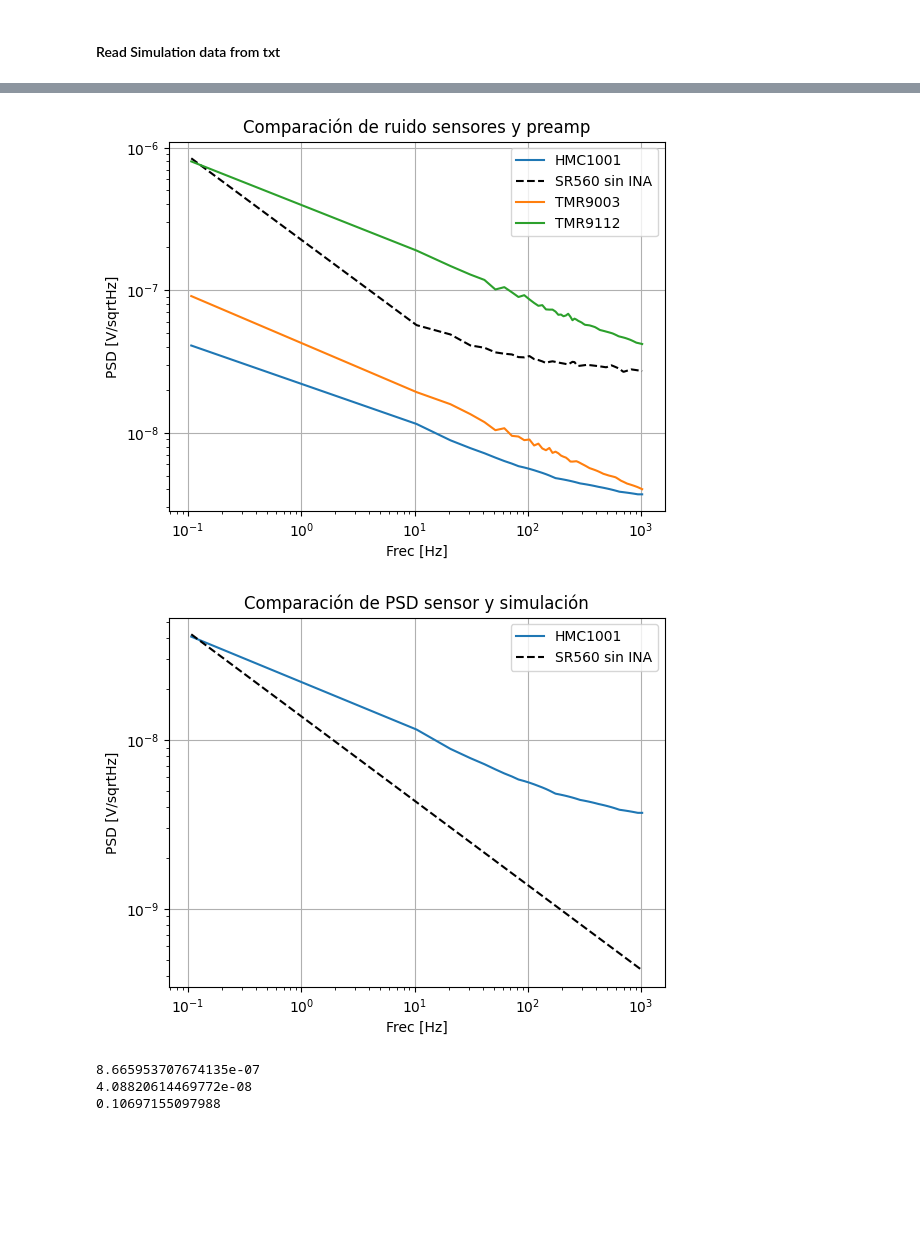
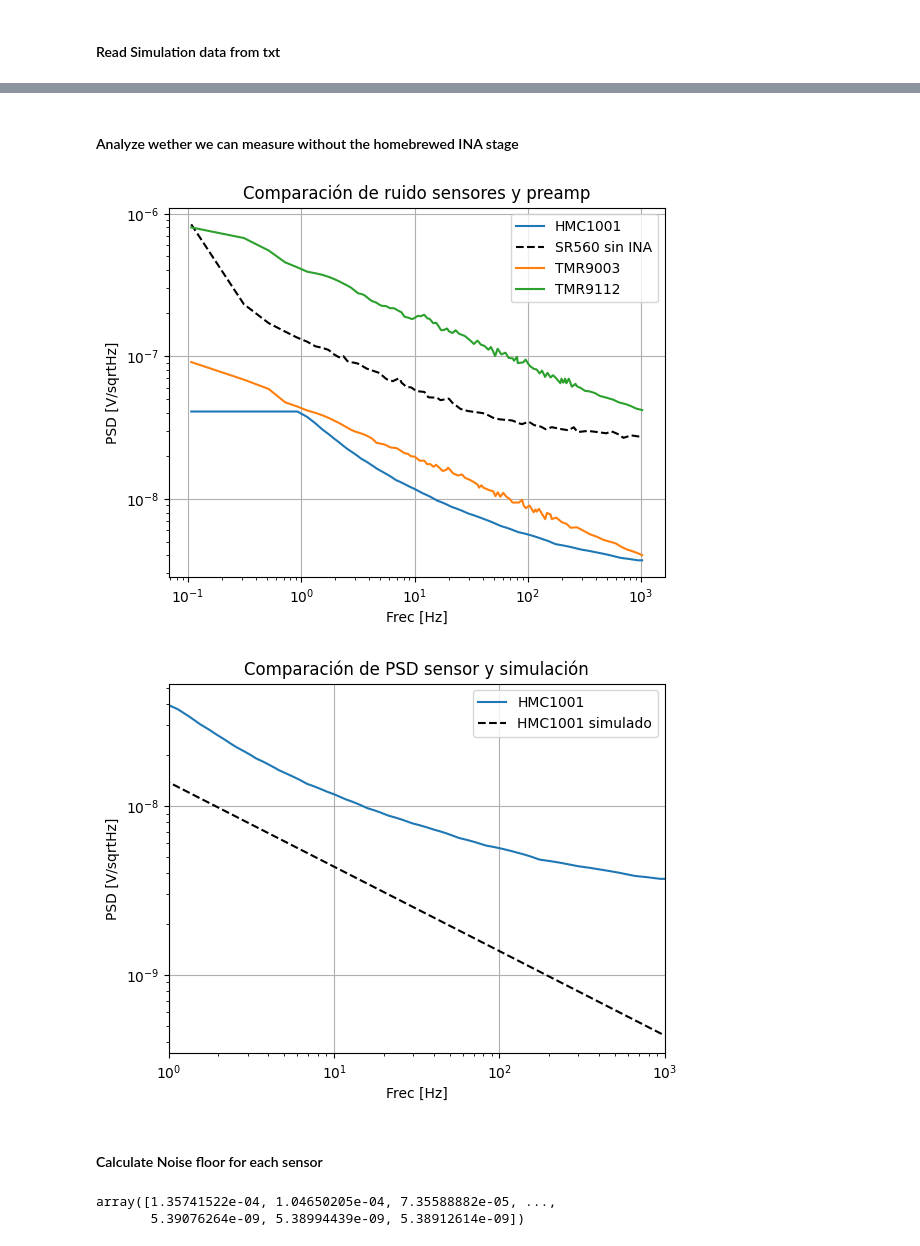
Before and after one commit to Guilldeas/General_Purpose_Analysis, a Jupyter notebook: Analysis_functions.ipynb, the cells around one changed output, grey strips where cells are left out. Cells and saved outputs as stored; diff of their text form; code cells hidden in the pictures; blank space fills up the shorter version.

Commit message:
Added analysis for sensor characterization setup

```diff
--- a/Analysis_functions.ipynb
+++ b/Analysis_functions.ipynb
@@ -610 +684,3 @@ HMC1001Sim_df
+# %% [markdown]
+#### Analyze wether we can measure without the homebrewed INA stage
 # %%
@@ -628,7 +715,7 @@ HMC1001Sim_arr[0], HMC1001Sim_arr[1] = HMC1001Sim_df["Frec"].values, HMC1001Sim_
 # Align data
 
 # Generate an array of N frequencies encasing all curves
-N = 100
+N = 5000
 common_freqs = np.linspace(min(min(SR560_arr[0]), min(HMC1001_arr[0])), max(max(SR560_arr[0]), max(HMC1001_arr[0])), N)
 
 # Since sampled data is missaligned generate new data by interpolation at the common frequencies
@@ -639,6 +726,11 @@ TMR9112_aligned = np.interp(common_freqs, TMR9112_arr[0], TMR9112_arr[1])
 INA217_G10_aligned = np.interp(common_freqs, INA217_G10_arr[0], INA217_G10_arr[1])
 INA217_G100_aligned = np.interp(common_freqs, INA217_G100_arr[0], INA217_G100_arr[1])
 HMC1001Sim_aligned = np.interp(common_freqs, HMC1001Sim_arr[0], HMC1001Sim_arr[1])
+ADC_Short_aligned = np.interp(common_freqs, ADC_Short_arr[0], ADC_Short_arr[1])
+ADC_High_R_aligned = np.interp(common_freqs, ADC_High_R_arr[0], ADC_High_R_arr[1])
+VinTheorSim_aligned = np.interp(common_freqs, VinTheorSim_arr[0], VinTheorSim_arr[1])
+INAShort_aligned = np.interp(common_freqs, INAShort_arr[0], INAShort_arr[1])
+INA22Meg_aligned = np.interp(common_freqs, INA22Meg_arr[0], INA22Meg_arr[1])
 # %%
 # Create a new figure
 fig = plt.figure()
@@ -673,43 +765,43 @@ ax.legend()
 # Display the figure
 plt.show()
 # %% [output]
-[figure, old version]
+[figure, new version]
 # %%
 # Create a new figure
 fig = plt.figure()
 
 # Add a subplot
 ax = fig.add_subplot(111)
 
 # Plot the data
 ax.plot(common_freqs, HMC1001_aligned, label='HMC1001')
-ax.plot(common_freqs, HMC1001Sim_aligned, color='k', linestyle="dashed", label='SR560 sin INA')
+ax.plot(common_freqs, HMC1001Sim_aligned, color='k', linestyle="dashed", label='HMC1001 simulado')
 
 # Log plot
 ax.set_xscale('log')
 ax.set_yscale('log')
 
 # Customize the plot
 ax.set_xlabel('Frec [Hz]')
 ax.set_ylabel('PSD [V/sqrtHz]')
 ax.set_title('Comparación de PSD sensor y simulación')
 ax.grid()
+ax.set_xlim(1, 1000)
 '''
 ax.set_title(data_BP_filt[2])
 ax.set_xlim(0, 1/60)
 ax.set_ylim(-1E-6, 1E-6)
 '''
 ax.legend()
 
 # Display the figure
 plt.show()
 # %% [output]
-[figure, old version]
+[figure, new version]
-# %%
-print(HMC1001Sim_aligned[0])
-print(HMC1001_aligned[0])
-print(common_freqs[0])
-# %% [output]
-8.665953707674135e-07
-4.08820614469772e-08
-0.10697155097988
+# %% [markdown]
+#### Calculate Noise floor for each sensor
+# %%
+INA22Meg_aligned
+# %% [output]
+array([1.35741522e-04, 1.04650205e-04, 7.35588882e-05, ...,
+       5.39076264e-09, 5.38994439e-09, 5.38912614e-09])
```
Also changed, not shown: parts of 8 cells of this notebook, 8 other files.
